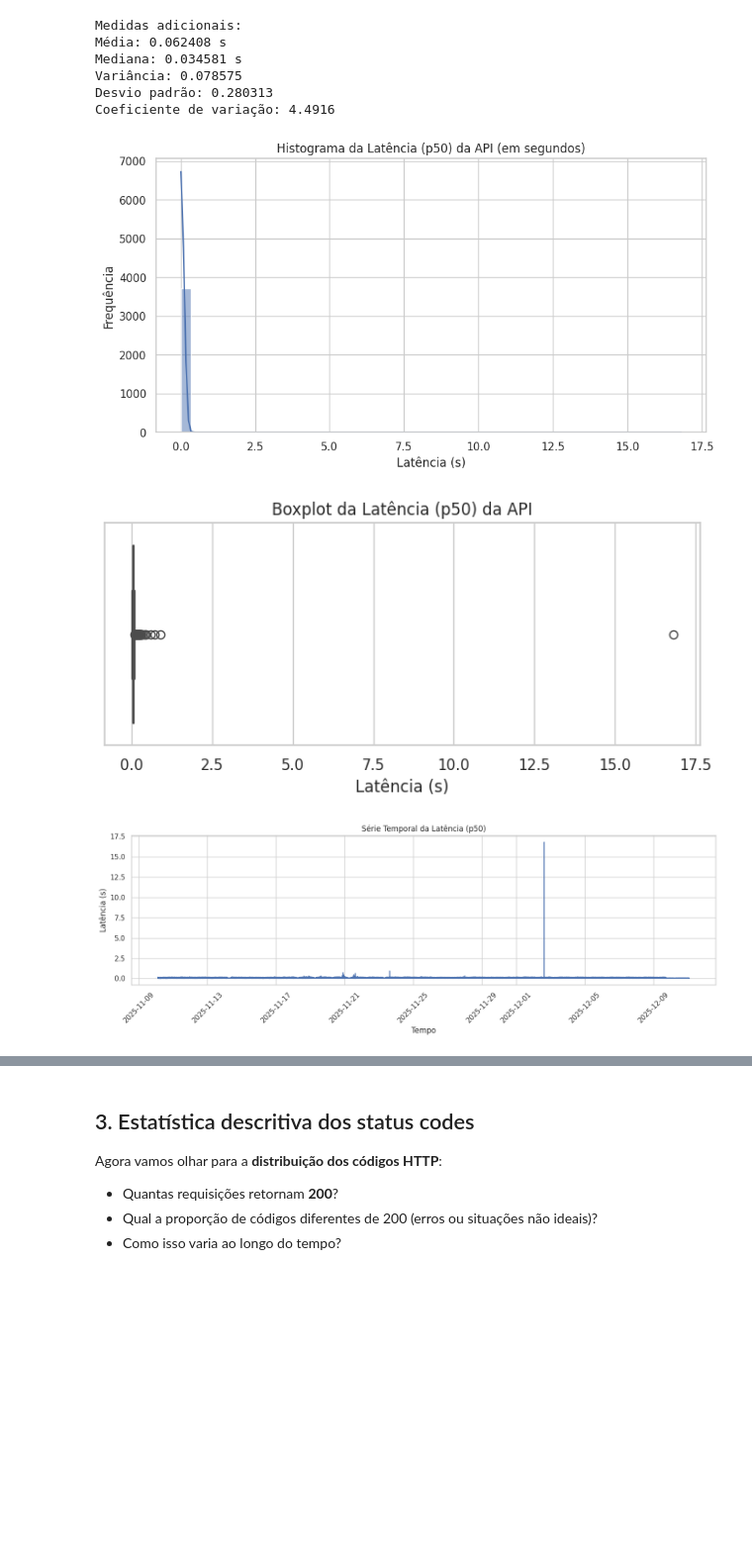
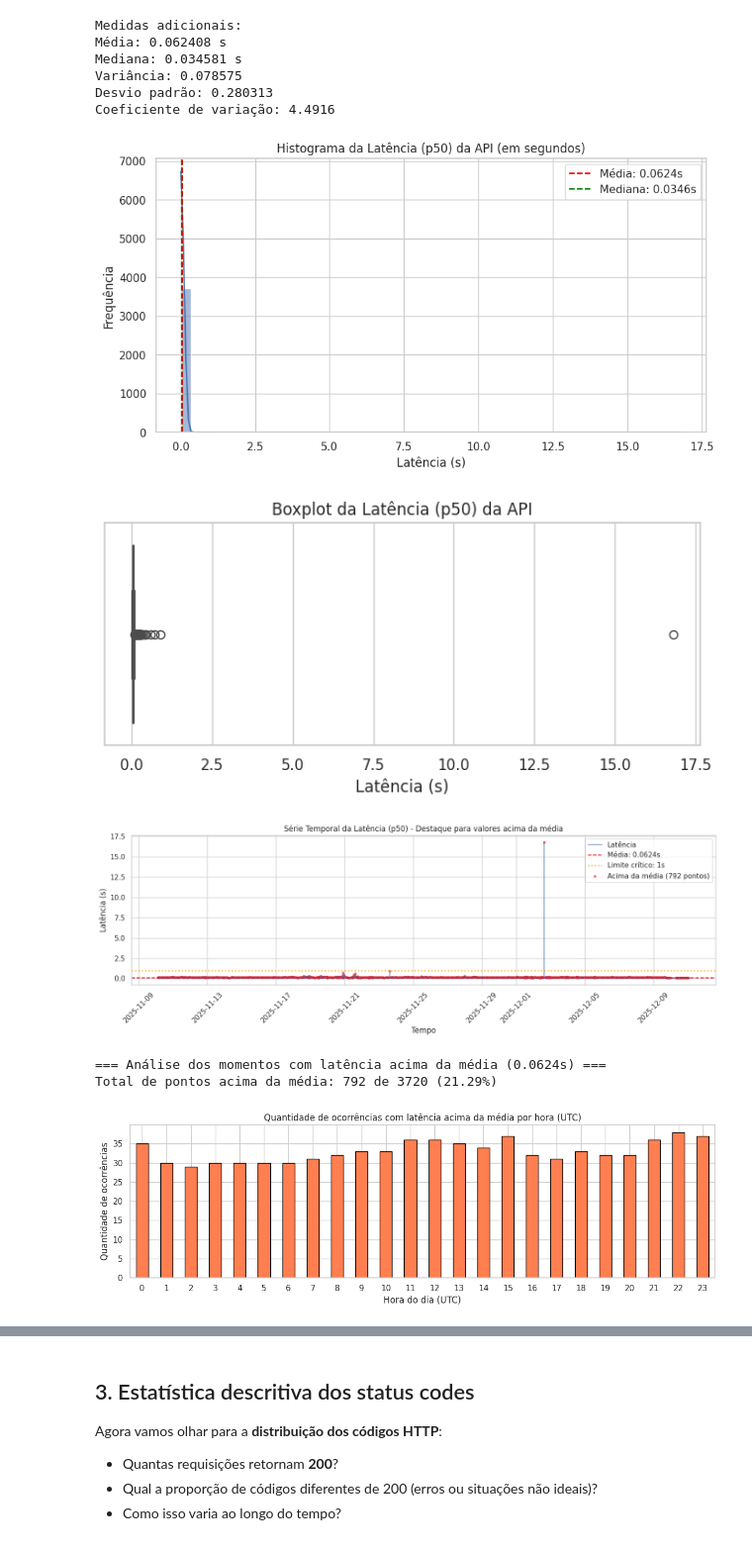
Before and after one commit to kimagliardi/estatistica-probabilidade, a Jupyter notebook: analise_api_fretes_final.ipynb, the cells around one changed output, grey strips where cells are left out. Shown at 99% size. Drawn from its saved outputs; the diff is of its cells as text; code cells hidden in the pictures; blank space fills up the shorter version.

```diff
--- a/analise_api_fretes_final.ipynb
+++ b/analise_api_fretes_final.ipynb
@@ -209,29 +166,66 @@ Coeficiente de variação: 4.4916
 # %%
 # Histograma da latência
 plt.figure(figsize=(10,5))
 sns.histplot(lat_values, bins=50, kde=True)
+plt.axvline(media, color='red', linestyle='--', label=f'Média: {media:.4f}s')
+plt.axvline(mediana, color='green', linestyle='--', label=f'Mediana: {mediana:.4f}s')
 plt.title("Histograma da Latência (p50) da API (em segundos)")
 plt.xlabel("Latência (s)")
 plt.ylabel("Frequência")
+plt.legend()
 plt.show()
 
 # Boxplot da latência
 plt.figure(figsize=(8,3))
 sns.boxplot(x=lat_values)
 plt.title("Boxplot da Latência (p50) da API")
 plt.xlabel("Latência (s)")
 plt.show()
 
-# Série temporal da latência
+# Série temporal da latência COM destaque para momentos acima da média
 plt.figure(figsize=(14,5))
-plt.plot(latencia['time'], lat_values)
-plt.title("Série Temporal da Latência (p50)")
+plt.plot(latencia['time'], lat_values, alpha=0.7, label='Latência')
+plt.axhline(media, color='red', linestyle='--', linewidth=1.5, label=f'Média: {media:.4f}s')
+plt.axhline(1.0, color='orange', linestyle=':', linewidth=2, label='Limite crítico: 1s')
+
+# Destacar pontos acima da média
+acima_media = latencia[lat_values > media]
+plt.scatter(acima_media['time'], acima_media['value'], color='red', s=10, alpha=0.5, label=f'Acima da média ({len(acima_media)} pontos)')
+
+plt.title("Série Temporal da Latência (p50) - Destaque para valores acima da média")
 plt.xlabel("Tempo")
 plt.ylabel("Latência (s)")
+plt.legend(loc='upper right')
 plt.xticks(rotation=45)
 plt.tight_layout()
 plt.show()
+
+# Análise dos momentos com latência acima da média
+print(f"\n=== Análise dos momentos com latência acima da média ({media:.4f}s) ===")
+print(f"Total de pontos acima da média: {len(acima_media)} de {len(latencia)} ({len(acima_media)/len(latencia)*100:.2f}%)")
+
+# Agrupar por hora do dia (UTC)
+latencia['hora_utc'] = latencia['time'].dt.hour
+acima_media_por_hora = latencia[lat_values > media].groupby('hora_utc').size()
+
+plt.figure(figsize=(12,4))
+acima_media_por_hora.plot(kind='bar', color='coral', edgecolor='black')
+plt.title("Quantidade de ocorrências com latência acima da média por hora (UTC)")
+plt.xlabel("Hora do dia (UTC)")
+plt.ylabel("Quantidade de ocorrências")
+plt.xticks(rotation=0)
+plt.tight_layout()
+plt.show()
+
+# Top 10 piores momentos
+print("\n=== Top 10 momentos com maior latência ===")
+top10 = latencia.nlargest(10, 'value')[['time', 'value']].copy()
+top10['value'] = top10['value'].apply(lambda x: f"{x:.4f}s")
+display(top10)
 # %% [output]
-[figure, old version]
+[figure, new version]
 [figure]
-[figure, old version]
+[figure, new version]
+=== Análise dos momentos com latência acima da média (0.0624s) ===
+Total de pontos acima da média: 792 de 3720 (21.29%)
+[figure, added]
```
Also changed, not shown: parts of 14 cells of this notebook.
